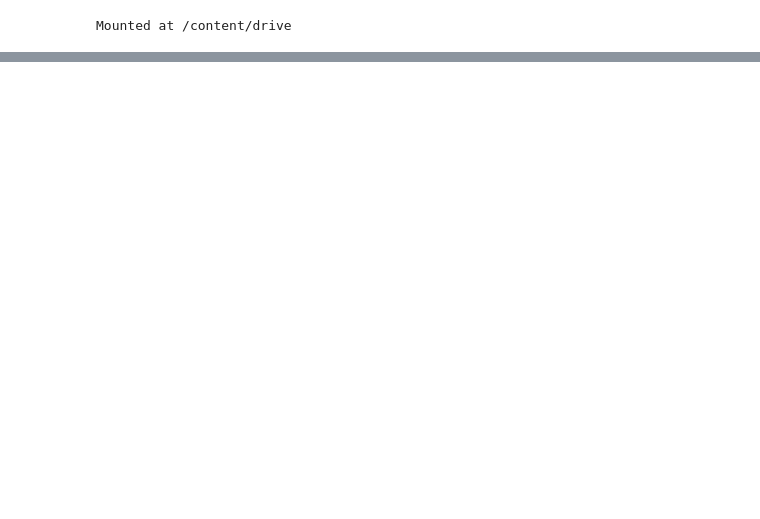
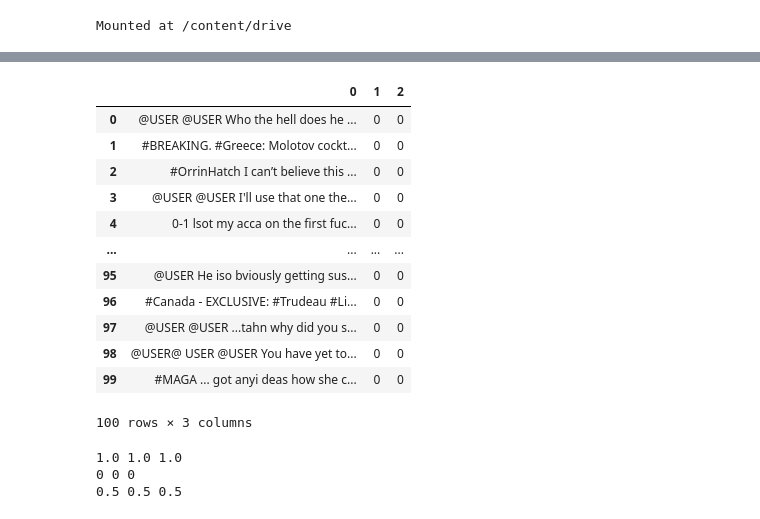
Before and after one commit to lefkothea1/NLP_2, a Jupyter notebook: Assignment_5.ipynb, the cells around one changed output, grey strips where cells are left out. Saved outputs shown, nothing was run; the diff lists cells and outputs as text; code cells hidden in the pictures; blank space fills up the shorter version.

```diff
--- a/Assignment_5.ipynb
+++ b/Assignment_5.ipynb
@@ -112,3 +114,4 @@ for i in range(len(ret.data)):
 # %%
 #geting predictions on the negations
 prediction_typo, out_nr_typo = bert_mod.predict(typo_lst)
+prediction_reg, out_nr_reg = bert_mod.predict(pdata)
@@ -114,0 +140,53 @@ prediction_typo, out_nr_typo = bert_mod.predict(typo_lst)
+# %%
+summary = pd.DataFrame([typo_lst, prediction_typo, prediction_reg]).T
+summary
+# %% [output]
+|  | 0 | 1 | 2 |
+| 0 | @USER @USER Who the hell does he ... | 0 | 0 |
+| 1 | #BREAKING. #Greece: Molotov cockt... | 0 | 0 |
+| 2 | #OrrinHatch I can’t believe this ... | 0 | 0 |
+| 3 | @USER @USER I'll use that one the... | 0 | 0 |
+| 4 | 0-1 lsot my acca on the first fuc... | 0 | 0 |
+| ... | ... | ... | ... |
+| 95 | @USER He iso bviously getting sus... | 0 | 0 |
+| 96 | #Canada - EXCLUSIVE: #Trudeau #Li... | 0 | 0 |
+| 97 | @USER @USER ...tahn why did you s... | 0 | 0 |
+| 98 | @USER@ USER @USER You have yet to... | 0 | 0 |
+| 99 | #MAGA ... got anyi deas how she c... | 0 | 0 |
+100 rows × 3 columns
+# %%
+pred0_acc0 = 0
+pred1_acc0 = 0
+pred0_acc1 = 0
+pred1_acc1 = 0
+
+for i in range(len(typo_lst)):
+  if prediction_reg[i] == 0 and prediction_typo[i] == 0:
+    pred0_acc0 += 1
+  elif prediction_reg[i] == 1 and prediction_typo[i] == 0:
+    pred0_acc1 += 1
+  elif prediction_reg[i] == 0 and prediction_typo[i] == 1:
+    pred1_acc0 += 1
+  elif prediction_reg[i] == 1 and prediction_typo[i] == 1:
+    pred1_acc1 += 1
+
+#print(pred0_acc0, pred1_acc1, pred0_acc1, pred1_acc1)
+
+precision_0 = precision(pred0_acc0, pred0_acc1)
+recall_0 = recall(pred0_acc0, pred1_acc0)
+f1_0 = f1(precision_0, recall_0)
+print(precision_0, recall_0, f1_0)
+
+precision_1 = precision(pred1_acc1, pred1_acc0)
+recall_1 = recall(pred1_acc1, pred0_acc1)
+f1_1 = f1(precision_1, recall_1)
+print(precision_1, recall_1, f1_1)
+
+macro_precision = (precision_0+precision_1)/2
+macro_recall = (recall_0 + recall_1)/2
+macro_f1 = (f1_0 + f1_1)/2
+print(macro_precision, macro_recall, macro_f1)
+# %% [output]
+1.0 1.0 1.0
+0 0 0
+0.5 0.5 0.5
```
Also changed, not shown: parts of 6 cells of this notebook.
